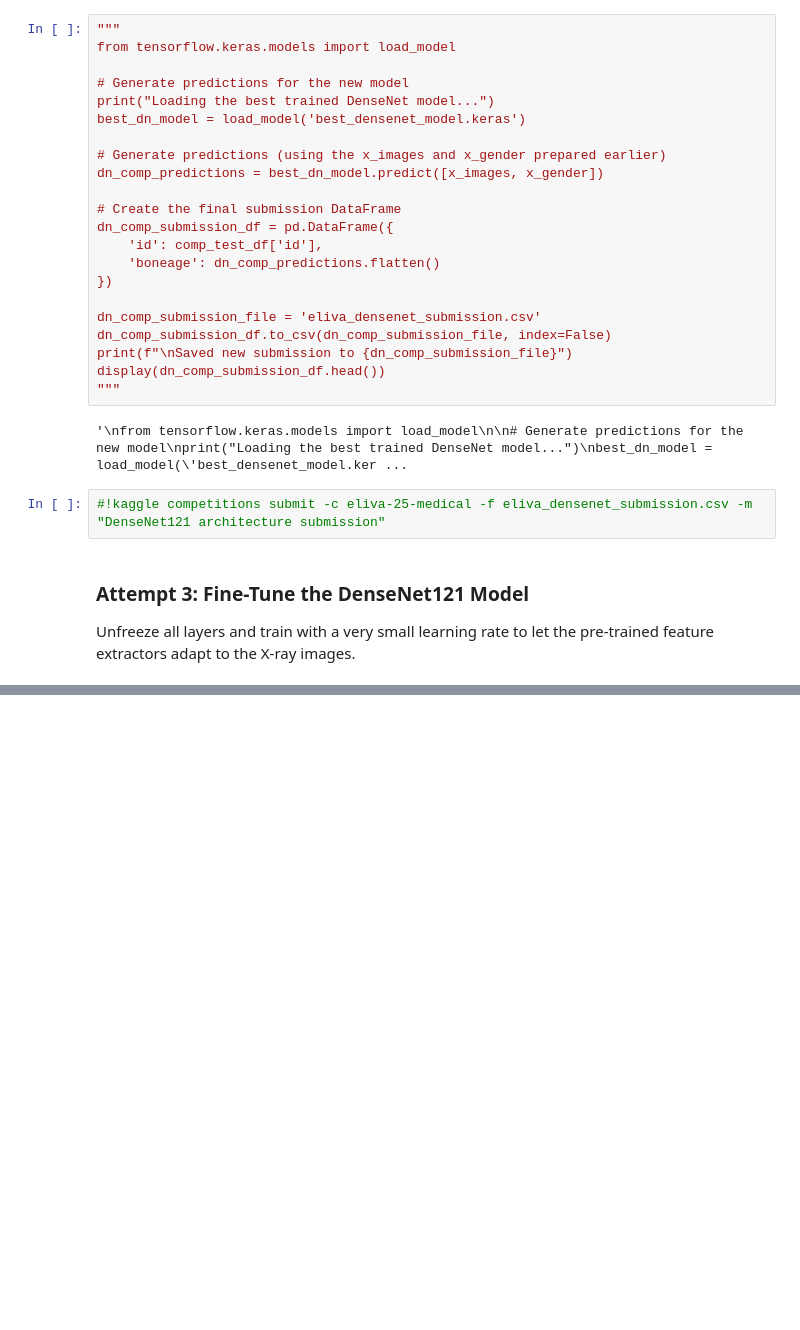
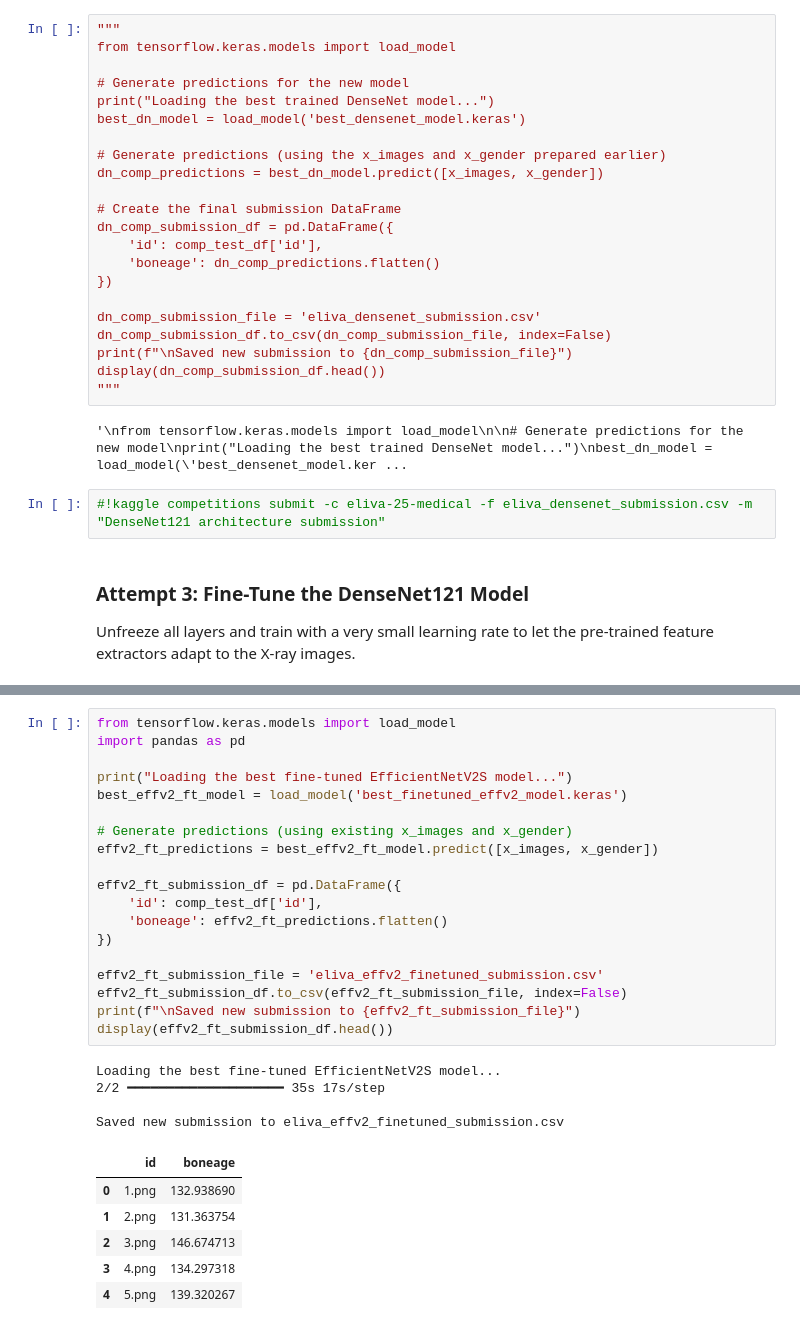
Before and after one commit to Cado87/Kaggle_competitions, a Jupyter notebook: eliva25-kaggle-notebook.ipynb, the cells around one changed output, grey strips where cells are left out. Saved outputs shown, nothing was run; the diff lists cells and outputs as text; blank space fills up the shorter version.

Commit message:
Kaggle Notebook | Eliva25_kaggle_notebook | Version 13

```diff
--- a/eliva25-kaggle-notebook.ipynb
+++ b/eliva25-kaggle-notebook.ipynb
@@ -877,0 +959,30 @@ Successfully submitted to ELIVA25-Medical
+# %%
+from tensorflow.keras.models import load_model
+import pandas as pd
+
+print("Loading the best fine-tuned EfficientNetV2S model...")
+best_effv2_ft_model = load_model('best_finetuned_effv2_model.keras')
+
+# Generate predictions (using existing x_images and x_gender)
+effv2_ft_predictions = best_effv2_ft_model.predict([x_images, x_gender])
+
+effv2_ft_submission_df = pd.DataFrame({
+    'id': comp_test_df['id'],
+    'boneage': effv2_ft_predictions.flatten()
+})
+
+effv2_ft_submission_file = 'eliva_effv2_finetuned_submission.csv'
+effv2_ft_submission_df.to_csv(effv2_ft_submission_file, index=False)
+print(f"\nSaved new submission to {effv2_ft_submission_file}")
+display(effv2_ft_submission_df.head())
+# %% [output]
+Loading the best fine-tuned EfficientNetV2S model...
+2/2 ━━━━━━━━━━━━━━━━━━━━ 35s 17s/step
+
+Saved new submission to eliva_effv2_finetuned_submission.csv
+|  | id | boneage |
+| 0 | 1.png | 132.938690 |
+| 1 | 2.png | 131.363754 |
+| 2 | 3.png | 146.674713 |
+| 3 | 4.png | 134.297318 |
+| 4 | 5.png | 139.320267 |
```
Also changed, not shown: parts of 13 cells of this notebook.
